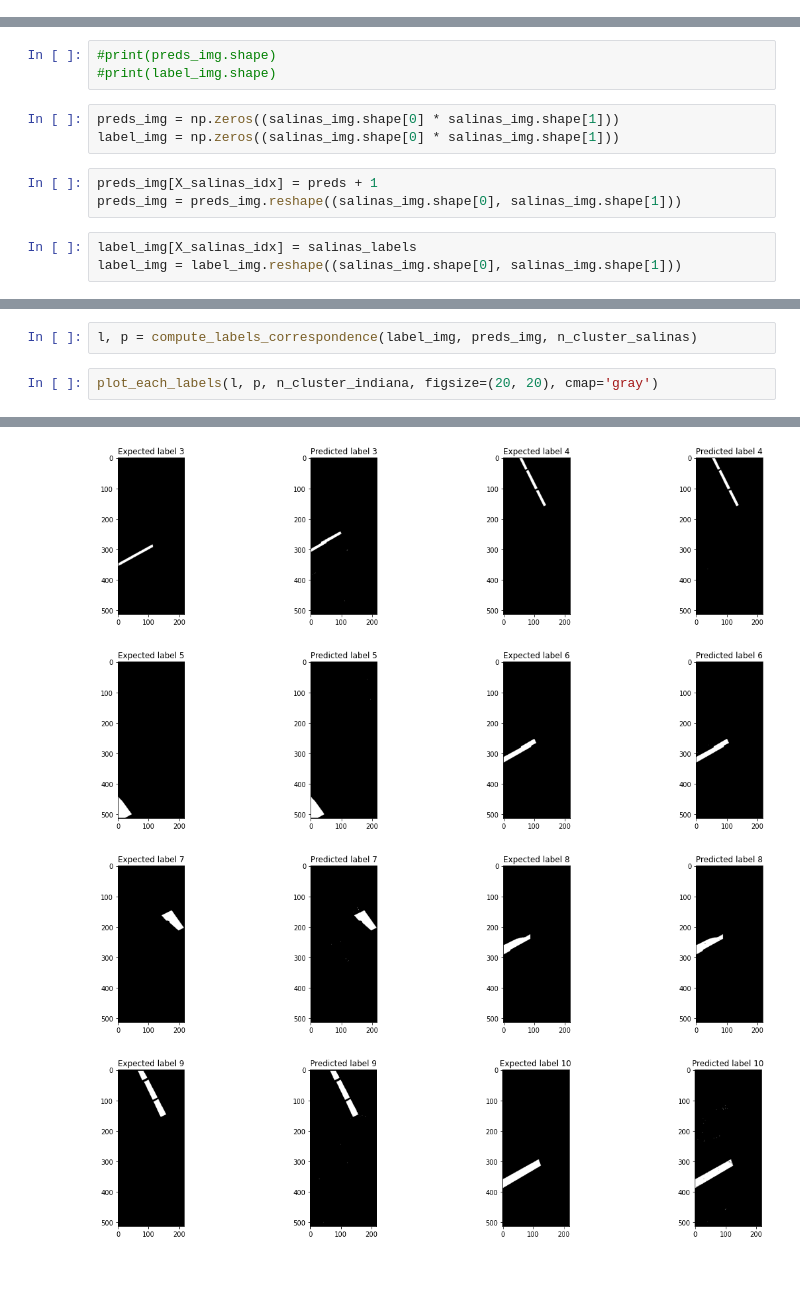
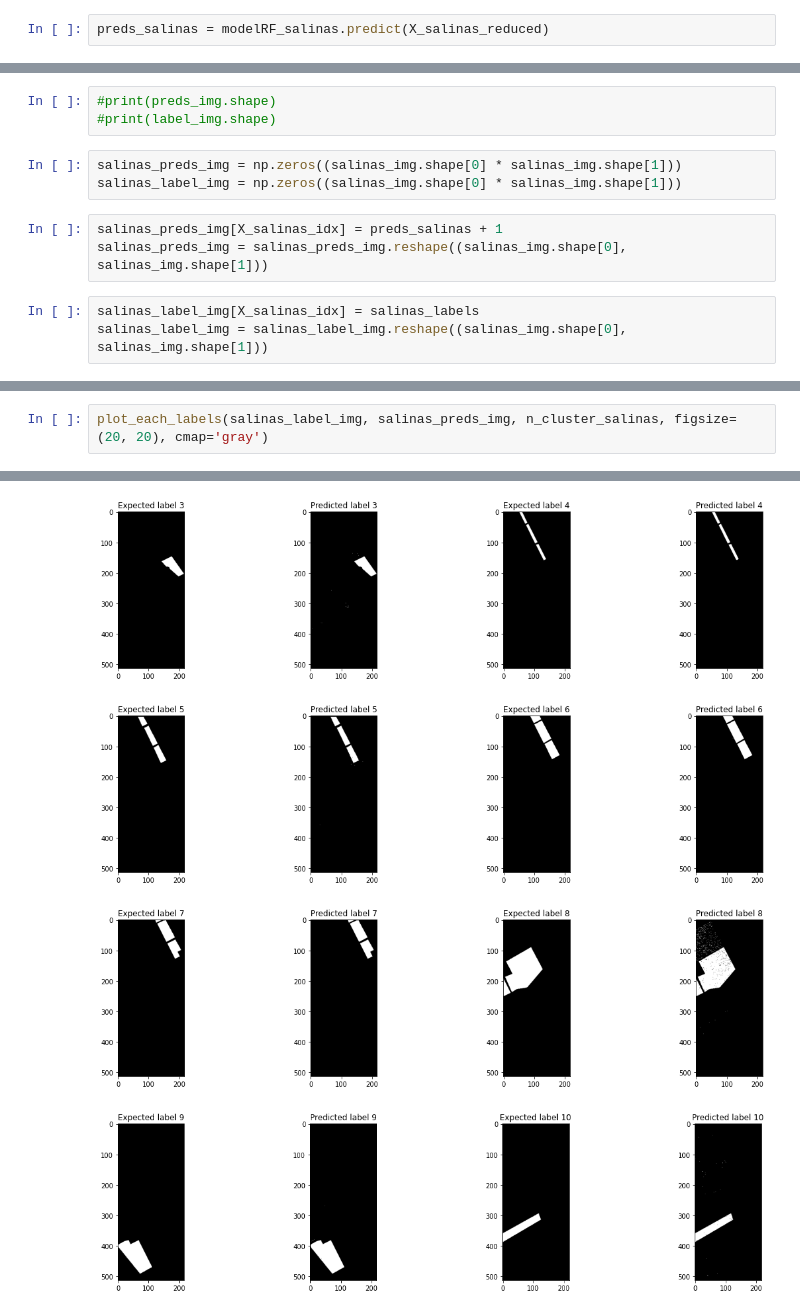
Before and after one commit to SabineHU/projet-IML, a Jupyter notebook: src/supervised_random_forest_classifier.ipynb, the cells around one changed output, grey strips where cells are left out. Drawn from its saved outputs; the diff is of its cells as text; blank space fills up the shorter version.

Commit message:
Fix confusion matrix & predict on salinas and indiana

```diff
--- a/src/supervised_random_forest_classifier.ipynb
+++ b/src/supervised_random_forest_classifier.ipynb
@@ -264,3 +365,5 @@ preds = modelRF.predict(X_salinas_reduced)
+# %%
+preds_salinas = modelRF_salinas.predict(X_salinas_reduced)
 # %%
 #preds_test = modelRF.predict(x_test_indiana)
 #preds_train = modelRF.predict(x_train_indiana)
@@ -323,12 +425,12 @@ plot_confusion_matrix(y_test_indiana_labels, preds_test, class_names=np.arange(1
 #print(preds_img.shape)
 #print(label_img.shape)
 # %%
-preds_img = np.zeros((salinas_img.shape[0] * salinas_img.shape[1]))
-label_img = np.zeros((salinas_img.shape[0] * salinas_img.shape[1]))
+salinas_preds_img = np.zeros((salinas_img.shape[0] * salinas_img.shape[1]))
+salinas_label_img = np.zeros((salinas_img.shape[0] * salinas_img.shape[1]))
 # %%
-preds_img[X_salinas_idx] = preds + 1
-preds_img = preds_img.reshape((salinas_img.shape[0], salinas_img.shape[1]))
+salinas_preds_img[X_salinas_idx] = preds_salinas + 1
+salinas_preds_img = salinas_preds_img.reshape((salinas_img.shape[0], salinas_img.shape[1]))
 # %%
-label_img[X_salinas_idx] = salinas_labels
-label_img = label_img.reshape((salinas_img.shape[0], salinas_img.shape[1]))
+salinas_label_img[X_salinas_idx] = salinas_labels
+salinas_label_img = salinas_label_img.reshape((salinas_img.shape[0], salinas_img.shape[1]))
 # %%
@@ -341,7 +443,5 @@ plot_two_figures(preds_img, label_img, figsize=(20, 20))
 # %% [output]
 [figure]
-# %%
-l, p = compute_labels_correspondence(label_img, preds_img, n_cluster_salinas)
 # %%
-plot_each_labels(l, p, n_cluster_indiana, figsize=(20, 20), cmap='gray')
+plot_each_labels(salinas_label_img, salinas_preds_img, n_cluster_salinas, figsize=(20, 20), cmap='gray')
 # %% [output]
@@ -349,4 +449,4 @@ plot_each_labels(l, p, n_cluster_indiana, figsize=(20, 20), cmap='gray')
-[figure, old version]
+[figure, new version]
-[figure, old version]
+[figure, new version]
-[figure, old version]
+[figure, new version]
-[figure, old version]
+[figure, new version]
```
Also changed, not shown: parts of 38 cells of this notebook.
